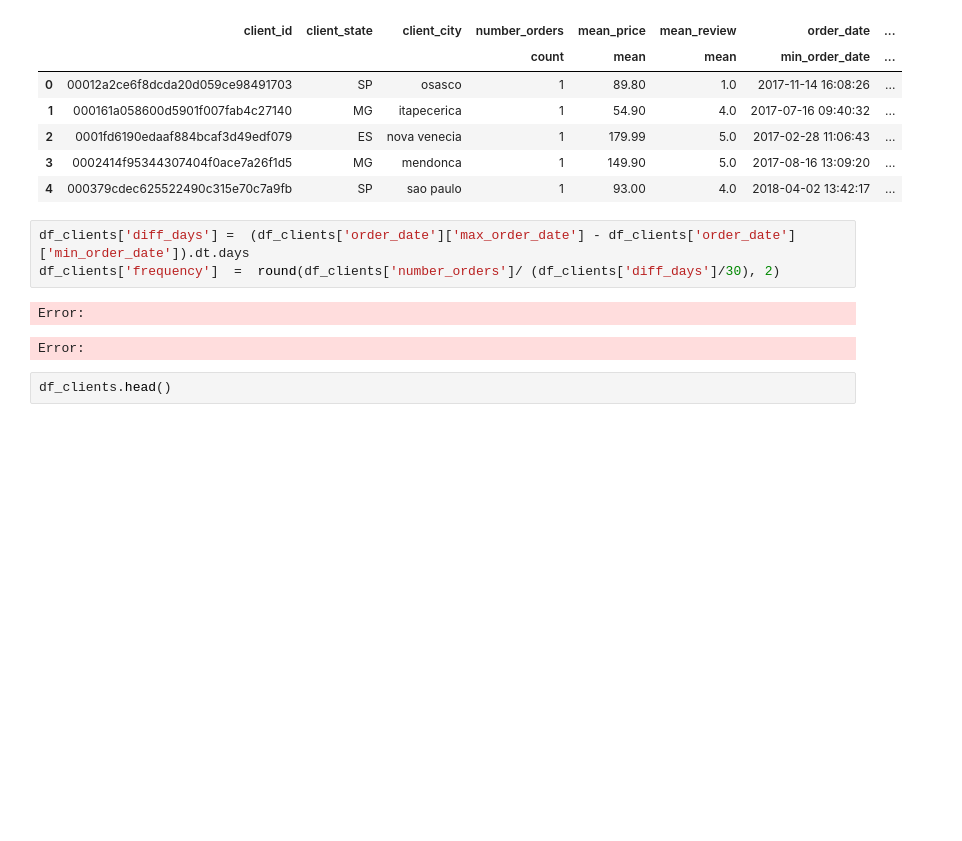
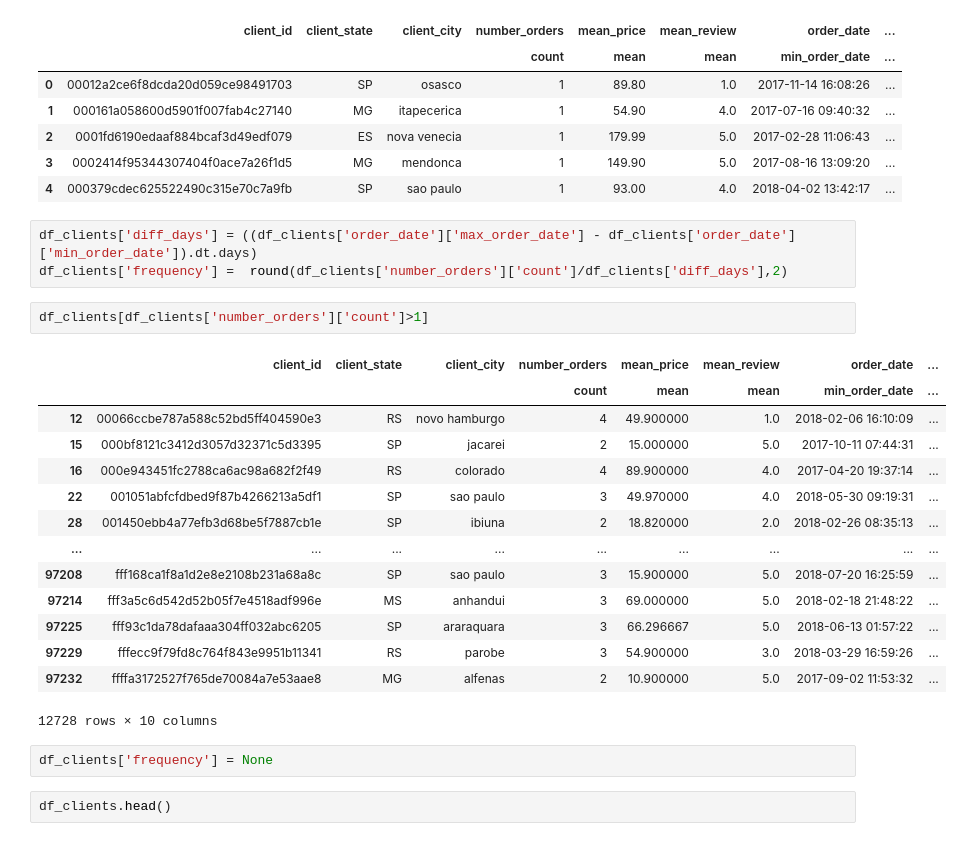
Before and after one commit to barbarafarah/clustering-clients, a Jupyter notebook: classifyng-customers.ipynb, the cells around one changed output. Drawn from its saved outputs; the diff is of its cells as text; blank space fills up the shorter version.

```diff
--- a/classifyng-customers.ipynb
+++ b/classifyng-customers.ipynb
@@ -261,11 +261,27 @@ df_clients.head()
 | 3 | 0002414f95344307404f0ace7a26f1d5 | MG | mendonca | 1 | 149.90 | 5.0 | 2017-08-16 13:09:20 | ... |
 | 4 | 000379cdec625522490c315e70c7a9fb | SP | sao paulo | 1 | 93.00 | 4.0 | 2018-04-02 13:42:17 | ... |
 # %%
-df_clients['diff_days'] =  (df_clients['order_date']['max_order_date'] - df_clients['order_date']['min_order_date']).dt.days
-df_clients['frequency']  =  round(df_clients['number_orders']/ (df_clients['diff_days']/30), 2)
+df_clients['diff_days'] = ((df_clients['order_date']['max_order_date'] - df_clients['order_date']['min_order_date']).dt.days)
+df_clients['frequency'] =  round(df_clients['number_orders']['count']/df_clients['diff_days'],2)
-# %% [output]
-Error:
-Error:
+# %%
+df_clients[df_clients['number_orders']['count']>1]
+# %% [output]
+|  | client_id | client_state | client_city | number_orders | mean_price | mean_review | order_date | ... |
+|  |  |  |  | count | mean | mean | min_order_date | ... |
+| 12 | 00066ccbe787a588c52bd5ff404590e3 | RS | novo hamburgo | 4 | 49.900000 | 1.0 | 2018-02-06 16:10:09 | ... |
+| 15 | 000bf8121c3412d3057d32371c5d3395 | SP | jacarei | 2 | 15.000000 | 5.0 | 2017-10-11 07:44:31 | ... |
+| 16 | 000e943451fc2788ca6ac98a682f2f49 | RS | colorado | 4 | 89.900000 | 4.0 | 2017-04-20 19:37:14 | ... |
+| 22 | 001051abfcfdbed9f87b4266213a5df1 | SP | sao paulo | 3 | 49.970000 | 4.0 | 2018-05-30 09:19:31 | ... |
+| 28 | 001450ebb4a77efb3d68be5f7887cb1e | SP | ibiuna | 2 | 18.820000 | 2.0 | 2018-02-26 08:35:13 | ... |
+| ... | ... | ... | ... | ... | ... | ... | ... | ... |
+| 97208 | fff168ca1f8a1d2e8e2108b231a68a8c | SP | sao paulo | 3 | 15.900000 | 5.0 | 2018-07-20 16:25:59 | ... |
+| 97214 | fff3a5c6d542d52b05f7e4518adf996e | MS | anhandui | 3 | 69.000000 | 5.0 | 2018-02-18 21:48:22 | ... |
+| 97225 | fff93c1da78dafaaa304ff032abc6205 | SP | araraquara | 3 | 66.296667 | 5.0 | 2018-06-13 01:57:22 | ... |
+| 97229 | fffecc9f79fd8c764f843e9951b11341 | RS | parobe | 3 | 54.900000 | 3.0 | 2018-03-29 16:59:26 | ... |
+| 97232 | ffffa3172527f765de70084a7e53aae8 | MG | alfenas | 2 | 10.900000 | 5.0 | 2017-09-02 11:53:32 | ... |
+12728 rows × 10 columns
+# %%
+df_clients['frequency'] = None
 # %%
 df_clients.head()
 # %% [output]
```
Also changed, not shown: parts of 1 cell of this notebook.
